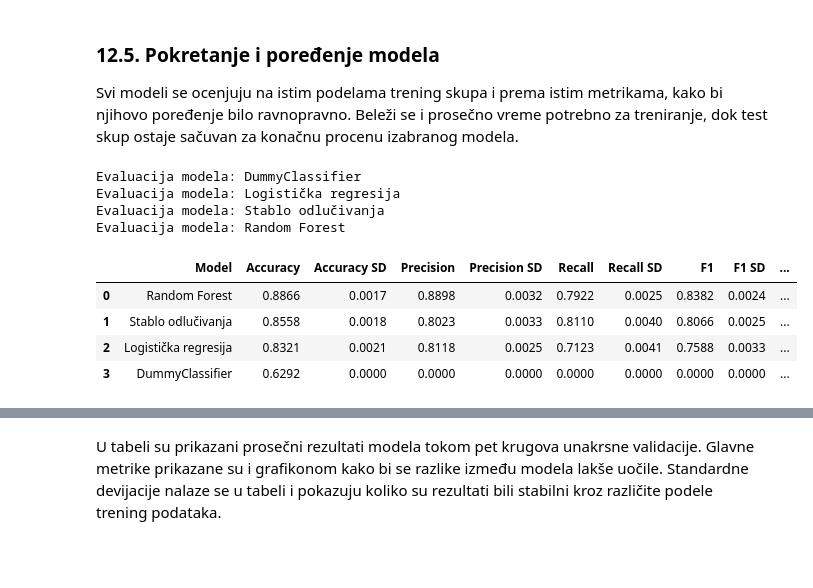
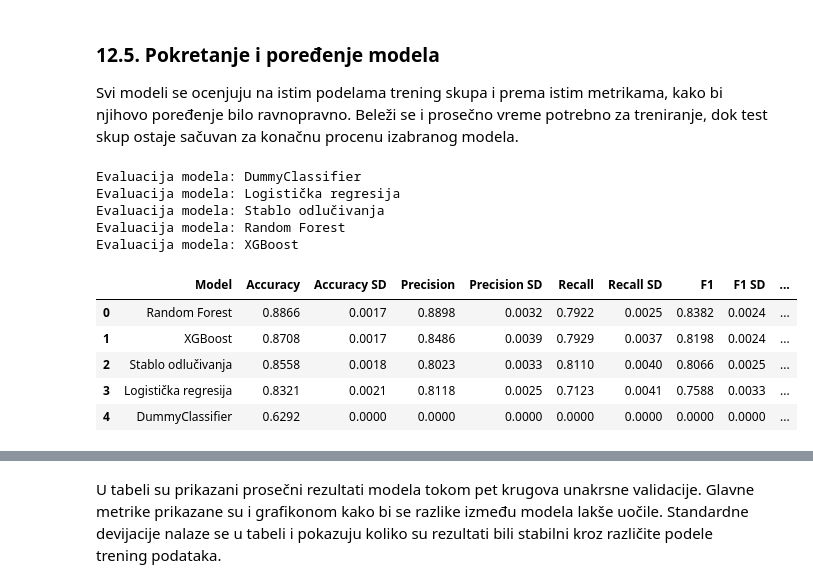
Before and after one commit to angelinalazarevic/Seminarski-UNP---Hotel-Booking, a Jupyter notebook: notebooks/hotel_booking_analysis.ipynb, the cells around one changed output, grey strips where cells are left out. Drawn from its saved outputs; the diff is of its cells as text; code cells hidden in the pictures; blank space fills up the shorter version.

```diff
--- a/notebooks/hotel_booking_analysis.ipynb
+++ b/notebooks/hotel_booking_analysis.ipynb
@@ -2590,6 +2602,7 @@ from sklearn.dummy import DummyClassifier
 from sklearn.ensemble import RandomForestClassifier
 from sklearn.linear_model import LogisticRegression
 from sklearn.tree import DecisionTreeClassifier
+from xgboost import XGBClassifier
 
 models = {
     "DummyClassifier": DummyClassifier(
@@ -2606,6 +2619,17 @@ models = {
         n_estimators=200,
         random_state=42,
         n_jobs=1
+    ),
+    "XGBoost": XGBClassifier(
+        n_estimators=200,
+        max_depth=6,
+        learning_rate=0.1,
+        subsample=0.8,
+        colsample_bytree=0.8,
+        tree_method="hist",
+        eval_metric="logloss",
+        random_state=42,
+        n_jobs=1
     )
 }
 
@@ -2748,7 +2774,8 @@ for model_name, model_pipeline in model_pipelines.items():
         y=y_train,
         cv=cross_validation,
         scoring=scoring_metrics,
-        n_jobs=-1,
+        n_jobs=2,
+        pre_dispatch=2,
         return_train_score=False
     )
 
@@ -2759,36 +2786,38 @@ for model_name, model_pipeline in model_pipelines.items():
         "Precision": scores["test_precision"].mean(),
         "Precision SD": scores["test_precision"].std(),
         "Recall": scores["test_recall"].mean(),
         "Recall SD": scores["test_recall"].std(),
         "F1": scores["test_f1"].mean(),
         "F1 SD": scores["test_f1"].std(),
         "ROC-AUC": scores["test_roc_auc"].mean(),
         "ROC-AUC SD": scores["test_roc_auc"].std(),
         "Vreme treniranja (s)": scores["fit_time"].mean()
     })
 
 cv_results_df = (
     pd.DataFrame(cross_validation_results)
     .sort_values(by="F1", ascending=False)
     .reset_index(drop=True)
 )
 
 result_columns = cv_results_df.columns.drop("Model")
 cv_results_df[result_columns] = (
     cv_results_df[result_columns].round(4)
 )
 
 display(cv_results_df)
 # %% [output]
 Evaluacija modela: DummyClassifier
 Evaluacija modela: Logistička regresija
 Evaluacija modela: Stablo odlučivanja
 Evaluacija modela: Random Forest
+Evaluacija modela: XGBoost
 |  | Model | Accuracy | Accuracy SD | Precision | Precision SD | Recall | Recall SD | F1 | F1 SD | ... |
 | 0 | Random Forest | 0.8866 | 0.0017 | 0.8898 | 0.0032 | 0.7922 | 0.0025 | 0.8382 | 0.0024 | ... |
-| 1 | Stablo odlučivanja | 0.8558 | 0.0018 | 0.8023 | 0.0033 | 0.8110 | 0.0040 | 0.8066 | 0.0025 | ... |
-| 2 | Logistička regresija | 0.8321 | 0.0021 | 0.8118 | 0.0025 | 0.7123 | 0.0041 | 0.7588 | 0.0033 | ... |
-| 3 | DummyClassifier | 0.6292 | 0.0000 | 0.0000 | 0.0000 | 0.0000 | 0.0000 | 0.0000 | 0.0000 | ... |
+| 1 | XGBoost | 0.8708 | 0.0017 | 0.8486 | 0.0039 | 0.7929 | 0.0037 | 0.8198 | 0.0024 | ... |
+| 2 | Stablo odlučivanja | 0.8558 | 0.0018 | 0.8023 | 0.0033 | 0.8110 | 0.0040 | 0.8066 | 0.0025 | ... |
+| 3 | Logistička regresija | 0.8321 | 0.0021 | 0.8118 | 0.0025 | 0.7123 | 0.0041 | 0.7588 | 0.0033 | ... |
+| 4 | DummyClassifier | 0.6292 | 0.0000 | 0.0000 | 0.0000 | 0.0000 | 0.0000 | 0.0000 | 0.0000 | ... |
 # %% [markdown]
 Prosečni rezultati modela tokom petostruke unakrsne validacije prikazani su u sledećoj tabeli:
 
```
Also changed, not shown: parts of 20 cells of this notebook, 2 other files.
